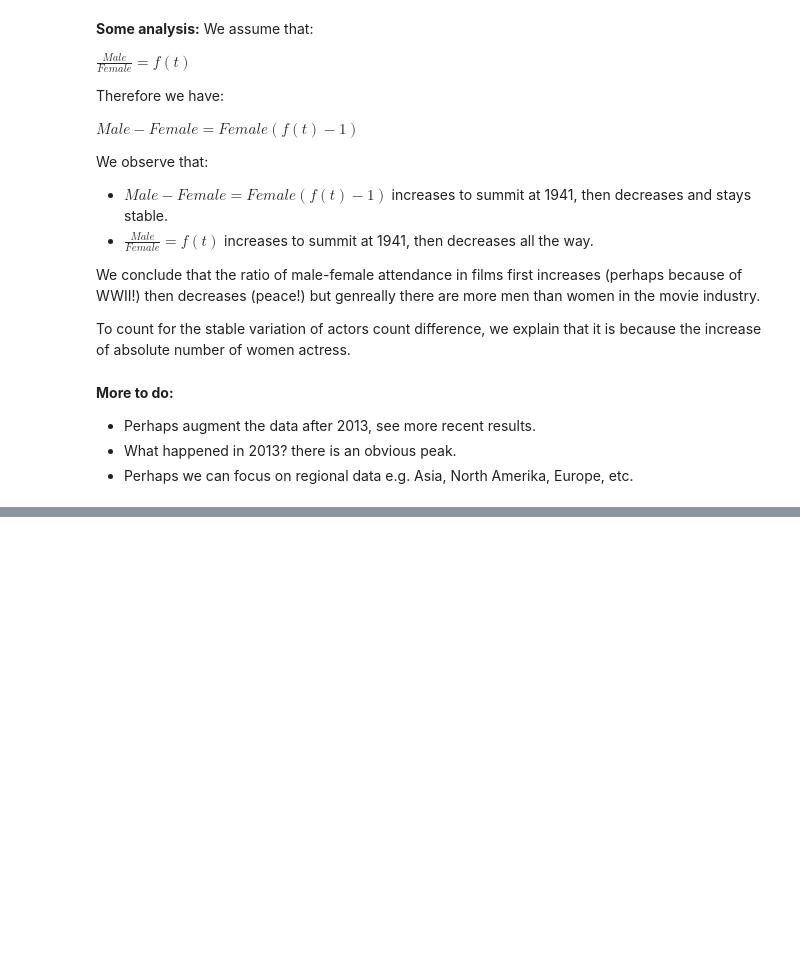
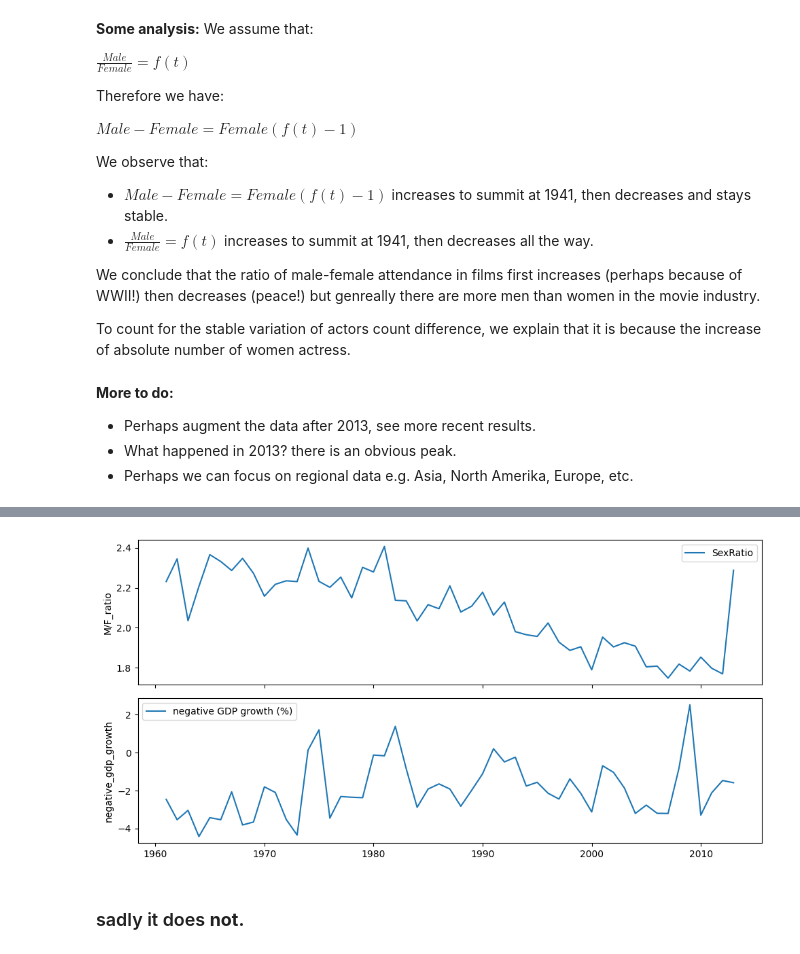
Before and after one commit to epfl-ada/ada-2022-project-alldatapointaccurate, a Jupyter notebook: TEST_CMUMOVIE.ipynb, the cells around one changed output, grey strips where cells are left out. Drawn from its saved outputs; the diff is of its cells as text; code cells hidden in the pictures; blank space fills up the shorter version.

```diff
--- a/TEST_CMUMOVIE.ipynb
+++ b/TEST_CMUMOVIE.ipynb
@@ -502,0 +567,27 @@ __More to do:__
+# %%
+gdp_growth_path = "data/gdp_growth.csv"
+gdp_grow = pd.read_csv(gdp_growth_path, header=None, skiprows = 4)
+gdp_world = gdp_grow.iloc[260][5:-9] #1961 -- 2011
+gdp_world = pd.DataFrame(gdp_world)
+gdp_world.columns = ['gdp_growth']
+gdp_world.index = list(range(1961, 2014))
+gdp_world['negative_gdp_growth'] = gdp_world.gdp_growth.apply(lambda x: -x)
+# %%
+sex_ratio['year'] = sex_ratio.release_year.apply(lambda x: int(x))
+sex_ratio_trimmed = sex_ratio.query("year>=1961")
+# %%
+fig, axs = plt.subplots(2, 1, figsize = (10, 5), sharex = True)
+
+
+
+sns.lineplot(data = sex_ratio_trimmed, x = 'year', y = 'M/F_ratio', legend = "full", label = "SexRatio", ax = axs[0])
+sns.lineplot(data = gdp_world, x = gdp_world.index, y = 'negative_gdp_growth', legend = "full", label = "negative GDP growth (%)", ax = axs[1])
+
+
+plt.tight_layout()
+plt.legend()
+plt.show()
+# %% [output]
+[figure, added]
+# %% [markdown]
+### sadly it does __not.__
```
Also changed, not shown: parts of 7 cells of this notebook.
